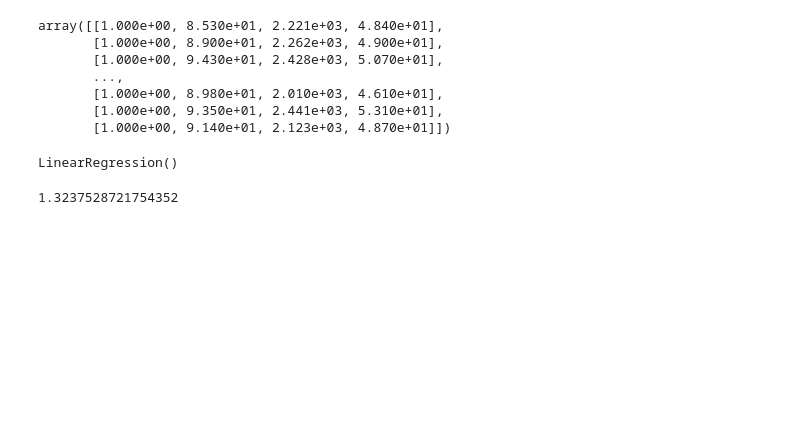
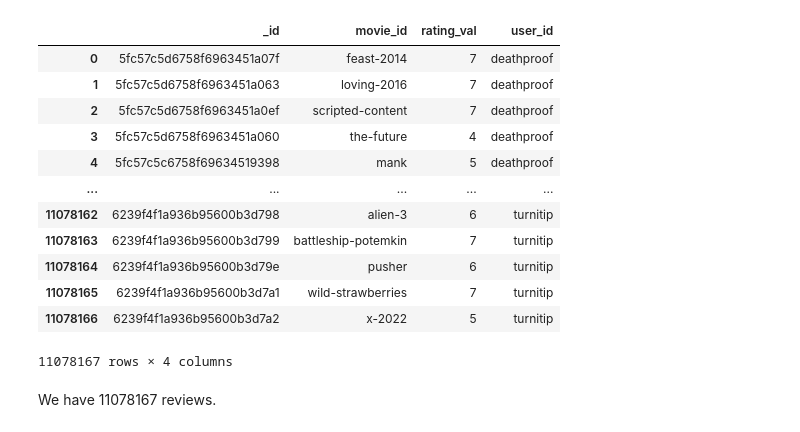
Before and after one commit to cgaldston/Vermont-Business-Recommender-System, a Jupyter notebook: assignment2.ipynb, the cells around one changed output. Saved outputs shown, nothing was run; the diff lists cells and outputs as text; code cells hidden in the pictures; blank space fills up the shorter version.

Commit message:
Began cleaning the dataset and running simple eda

```diff
--- a/assignment2.ipynb
+++ b/assignment2.ipynb
@@ -9,2 +10,2 @@ from sklearn import linear_model
 # %%
-dataset = pd.read_csv("stats.csv")
+rating_data = pd.read_csv("ratings_export.csv")
@@ -124,16 +11,0 @@ def feature2(d):
-# %%
-X = np.array([feature2(row) for _, row in dataset.iterrows()])
-X
-# %% [output]
-array([[1.000e+00, 8.530e+01, 2.221e+03, 4.840e+01],
-       [1.000e+00, 8.900e+01, 2.262e+03, 4.900e+01],
-       [1.000e+00, 9.430e+01, 2.428e+03, 5.070e+01],
-       ...,
-       [1.000e+00, 8.980e+01, 2.010e+03, 4.610e+01],
-       [1.000e+00, 9.350e+01, 2.441e+03, 5.310e+01],
-       [1.000e+00, 9.140e+01, 2.123e+03, 4.870e+01]])
-# %%
-model2 = sklearn.linear_model.LinearRegression()
-model2.fit(X, y)
-# %% [output]
-LinearRegression()
@@ -144,5 +12,18 @@ sse = sum([x**2 for x in (y - y_pred_2)])
-# %%
-mse = sse / len(y)
-mse
-# %% [output]
-1.3237528721754352
+# %%
+rating_data
+# %% [output]
+|  | _id | movie_id | rating_val | user_id |
+| 0 | 5fc57c5d6758f6963451a07f | feast-2014 | 7 | deathproof |
+| 1 | 5fc57c5d6758f6963451a063 | loving-2016 | 7 | deathproof |
+| 2 | 5fc57c5d6758f6963451a0ef | scripted-content | 7 | deathproof |
+| 3 | 5fc57c5d6758f6963451a060 | the-future | 4 | deathproof |
+| 4 | 5fc57c5c6758f69634519398 | mank | 5 | deathproof |
+| ... | ... | ... | ... | ... |
+| 11078162 | 6239f4f1a936b95600b3d798 | alien-3 | 6 | turnitip |
+| 11078163 | 6239f4f1a936b95600b3d799 | battleship-potemkin | 7 | turnitip |
+| 11078164 | 6239f4f1a936b95600b3d79e | pusher | 6 | turnitip |
+| 11078165 | 6239f4f1a936b95600b3d7a1 | wild-strawberries | 7 | turnitip |
+| 11078166 | 6239f4f1a936b95600b3d7a2 | x-2022 | 5 | turnitip |
+11078167 rows × 4 columns
+# %% [markdown]
+We have 11078167 reviews.
```
Also changed, not shown: parts of 27 cells of this notebook, 2 other files.
